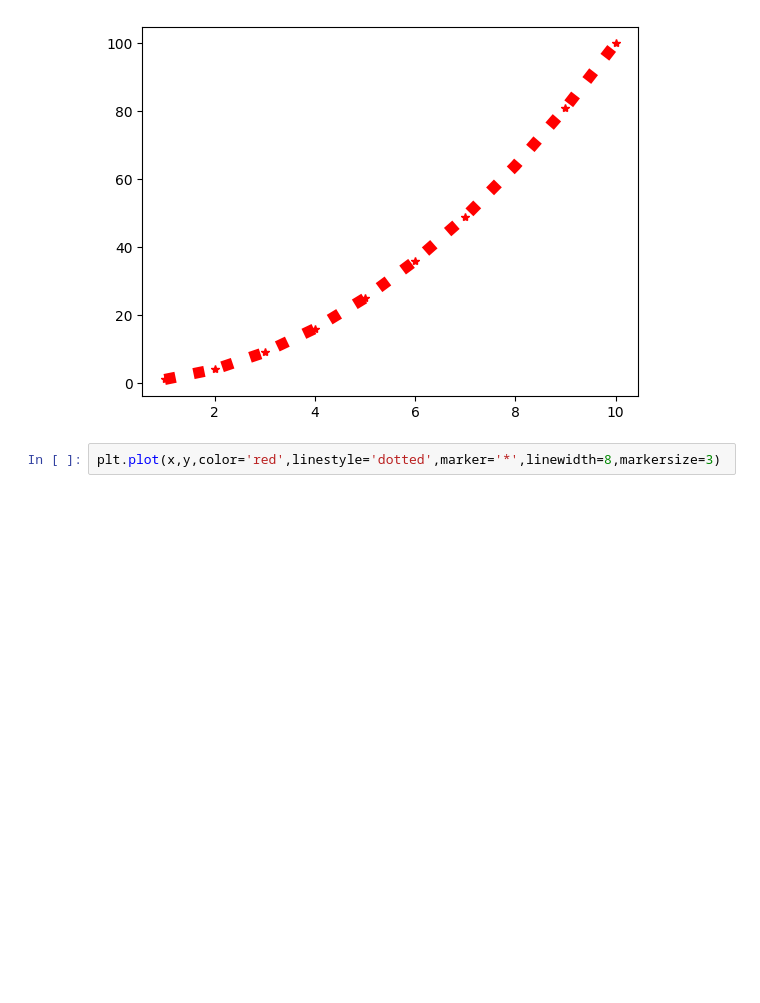
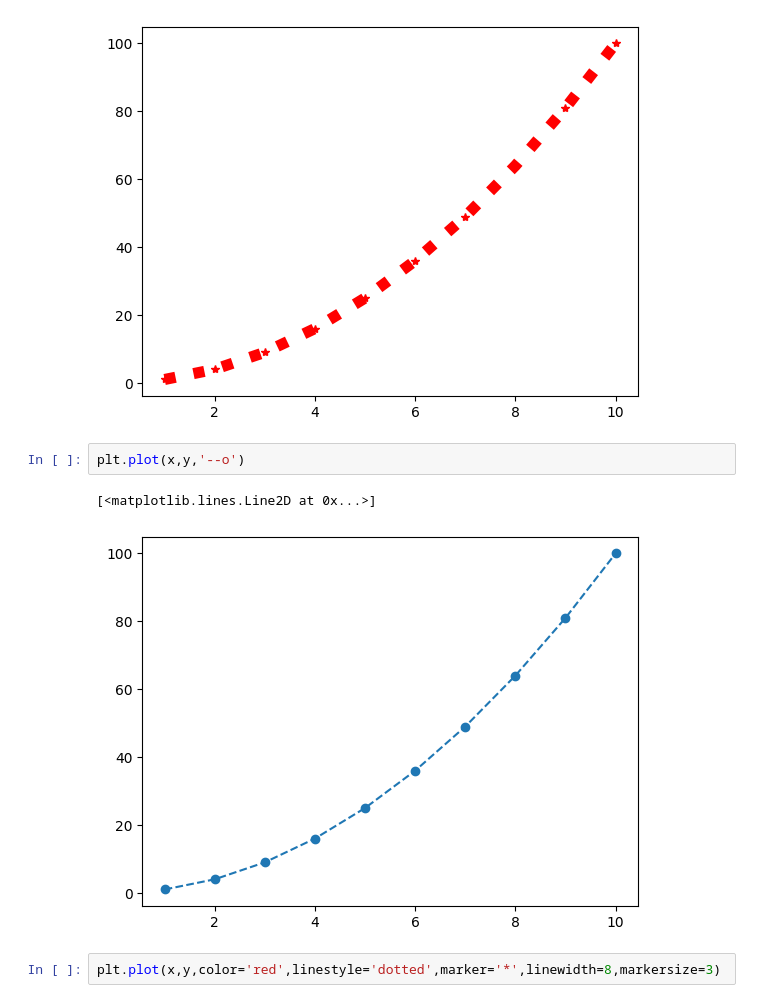
Before and after one commit to deepika-cr433/pyspider-coaching, a Jupyter notebook: PYTHON_LIBRARY/DA-MATPLOTLIB/methods_matplotlib.ipynb, the cells around one changed output. Saved outputs shown, nothing was run; the diff lists cells and outputs as text; blank space fills up the shorter version.

```diff
--- a/PYTHON_LIBRARY/DA-MATPLOTLIB/basic.ipynb
+++ b/PYTHON_LIBRARY/DA-MATPLOTLIB/methods_matplotlib.ipynb
@@ -17,6 +17,11 @@ plt.plot(x,y,color='red',linestyle='dotted',marker='*',linewidth=8)
 # %% [output]
 [<matplotlib.lines.Line2D at 0x...>]
 [figure]
+# %%
+plt.plot(x,y,'--o')
+# %% [output]
+[<matplotlib.lines.Line2D at 0x...>]
+[figure, added]
 # %%
 plt.plot(x,y,color='red',linestyle='dotted',marker='*',linewidth=8,markersize=3)
 # %% [output]
```
Also changed, not shown: parts of 5 cells of this notebook, 5 other files.
